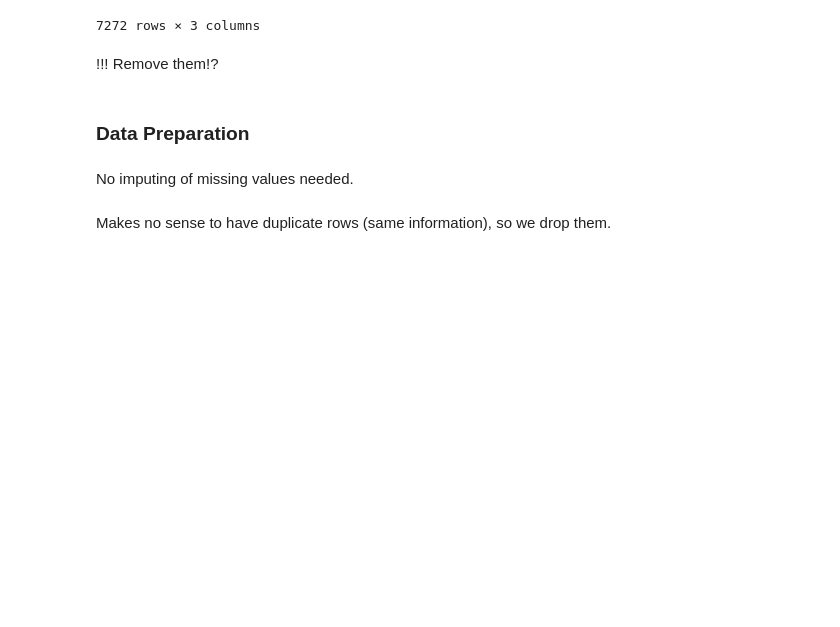
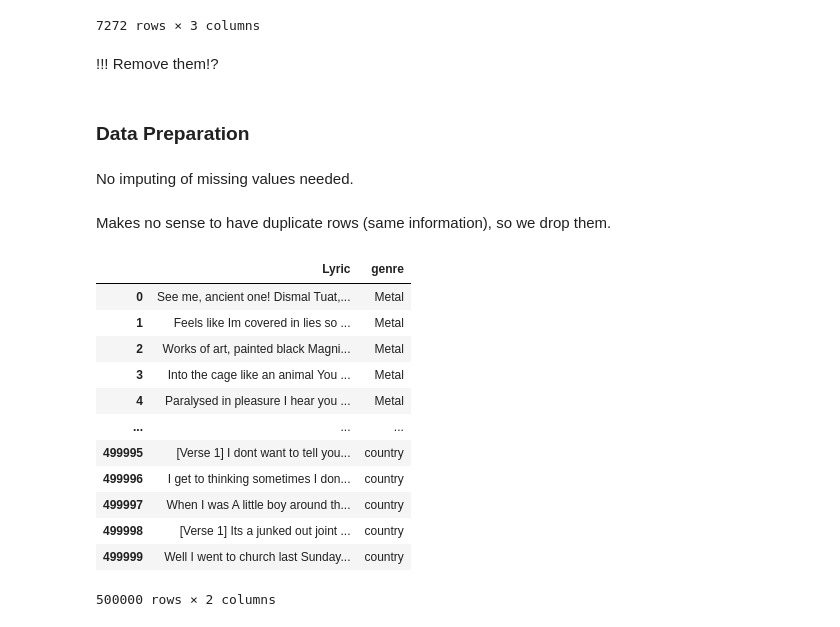
Before and after one commit to eliaserracarbonell/TextAnalyticsProject, a Jupyter notebook: Dataset_Exploration.ipynb, the cells around one changed output. Cells and saved outputs as stored; diff of their text form; code cells hidden in the pictures; blank space fills up the shorter version.

```diff
--- a/Dataset_Exploration.ipynb
+++ b/Dataset_Exploration.ipynb
@@ -139,3 +155,22 @@ duplicate_lyrics
 No imputing of missing values needed.
 # %% [markdown]
 Makes no sense to have duplicate rows (same information), so we drop them.
+# %%
+df_train=data.copy()
+# %%
+df_train = df_train.drop(columns=['Unnamed: 0'])
+df_train
+# %% [output]
+|  | Lyric | genre |
+| 0 | See me, ancient one! Dismal Tuat,... | Metal |
+| 1 | Feels like Im covered in lies so ... | Metal |
+| 2 | Works of art, painted black Magni... | Metal |
+| 3 | Into the cage like an animal You ... | Metal |
+| 4 | Paralysed in pleasure I hear you ... | Metal |
+| ... | ... | ... |
+| 499995 | [Verse 1] I dont want to tell you... | country |
+| 499996 | I get to thinking sometimes I don... | country |
+| 499997 | When I was A little boy around th... | country |
+| 499998 | [Verse 1] Its a junked out joint ... | country |
+| 499999 | Well I went to church last Sunday... | country |
+500000 rows × 2 columns
```
Also changed, not shown: parts of 4 cells of this notebook.
